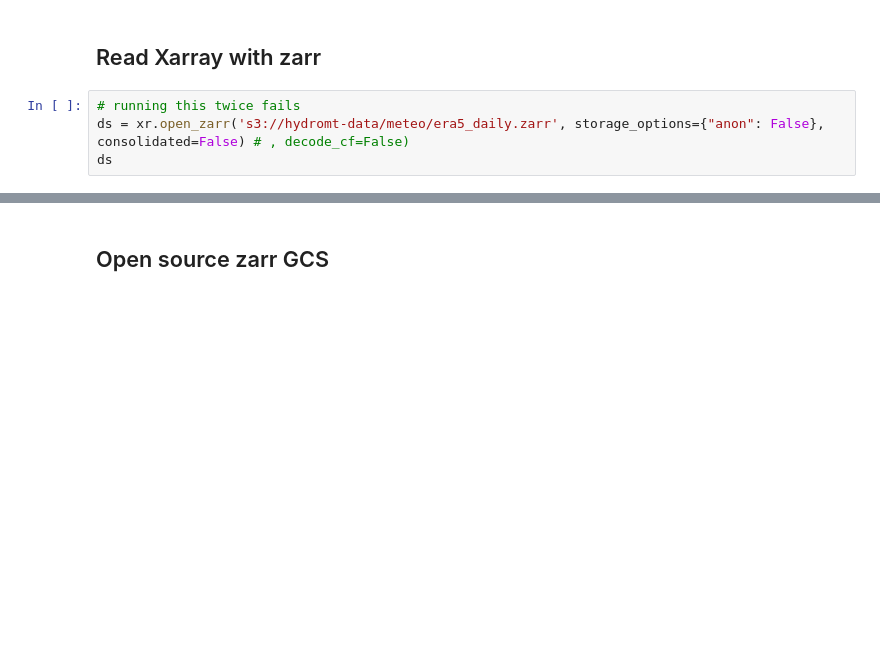
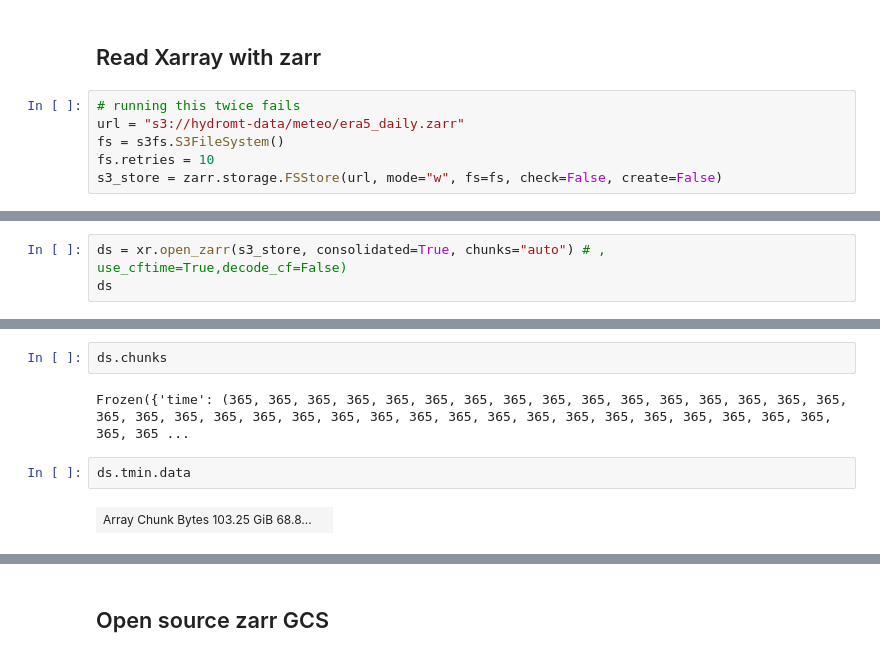
Before and after one commit to Jaapel/wflow-cloud-pilot, a Jupyter notebook: notebooks/s3_zarr_experiment.ipynb, the cells around one changed output, grey strips where cells are left out. Cells and saved outputs as stored; diff of their text form; blank space fills up the shorter version.

```diff
--- a/notebooks/s3_zarr_experiment.ipynb
+++ b/notebooks/s3_zarr_experiment.ipynb
@@ -7,5 +77,7 @@ import xarray as xr
 ## Read Xarray with zarr
 # %%
 # running this twice fails
-ds = xr.open_zarr('s3://hydromt-data/meteo/era5_daily.zarr', storage_options={"anon": False}, consolidated=False) # , decode_cf=False)
-ds
+url = "s3://hydromt-data/meteo/era5_daily.zarr"
+fs = s3fs.S3FileSystem()
+fs.retries = 10
+s3_store = zarr.storage.FSStore(url, mode="w", fs=fs, check=False, create=False)
@@ -37,0 +84,3 @@ OverflowError: time values outside range of 64 bit signed integers
+# %%
+ds = xr.open_zarr(s3_store, consolidated=True, chunks="auto") # , use_cftime=True,decode_cf=False)
+ds
@@ -37,0 +139,8 @@ OverflowError: time values outside range of 64 bit signed integers
+# %%
+ds.chunks
+# %% [output]
+Frozen({'time': (365, 365, 365, 365, 365, 365, 365, 365, 365, 365, 365, 365, 365, 365, 365, 365, 365, 365, 365, 365, 365, 365, 365, 365, 365, 365, 365, 365, 365, 365, 365, 365, 365, 365, 365, 365, 365 ...
+# %%
+ds.tmin.data
+# %% [output]
+| Array Chunk Bytes 103.25 GiB 68.8... |  |
```
Also changed, not shown: parts of 22 cells of this notebook, 1 other file.
